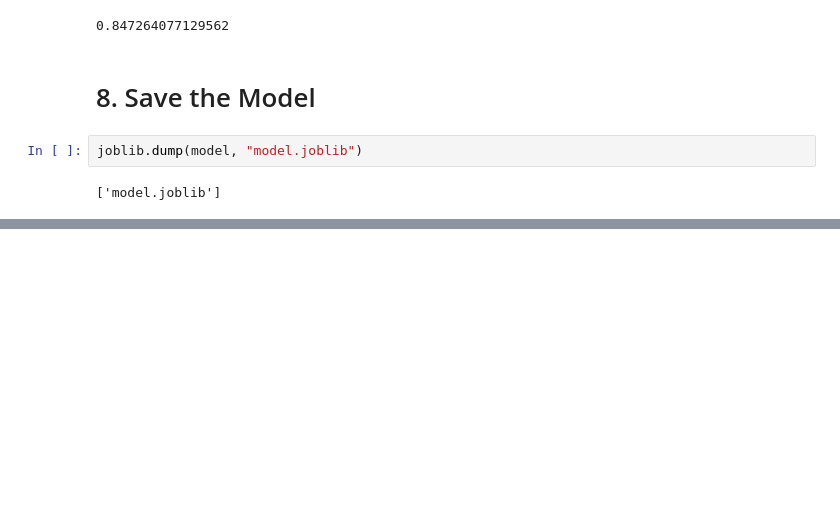
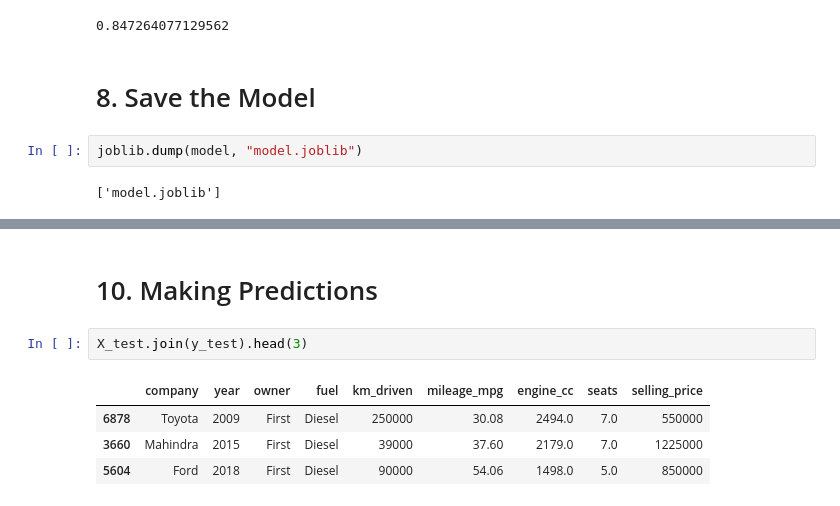
Before and after one commit to MisbahullahSheriff/fastapi-temp1, a Jupyter notebook: predictor_nb.ipynb, the cells around one changed output, grey strips where cells are left out. Drawn from its saved outputs; the diff is of its cells as text; blank space fills up the shorter version.

Commit message:
make new predictions

```diff
--- a/predictor_nb.ipynb
+++ b/predictor_nb.ipynb
@@ -236,0 +260,9 @@ joblib.dump(model, "model.joblib")
+# %% [markdown]
+# 10. Making Predictions
+# %%
+X_test.join(y_test).head(3)
+# %% [output]
+|  | company | year | owner | fuel | km_driven | mileage_mpg | engine_cc | seats | selling_price |
+| 6878 | Toyota | 2009 | First | Diesel | 250000 | 30.08 | 2494.0 | 7.0 | 550000 |
+| 3660 | Mahindra | 2015 | First | Diesel | 39000 | 37.60 | 2179.0 | 7.0 | 1225000 |
+| 5604 | Ford | 2018 | First | Diesel | 90000 | 54.06 | 1498.0 | 5.0 | 850000 |
```
Also changed, not shown: parts of 5 cells of this notebook.
